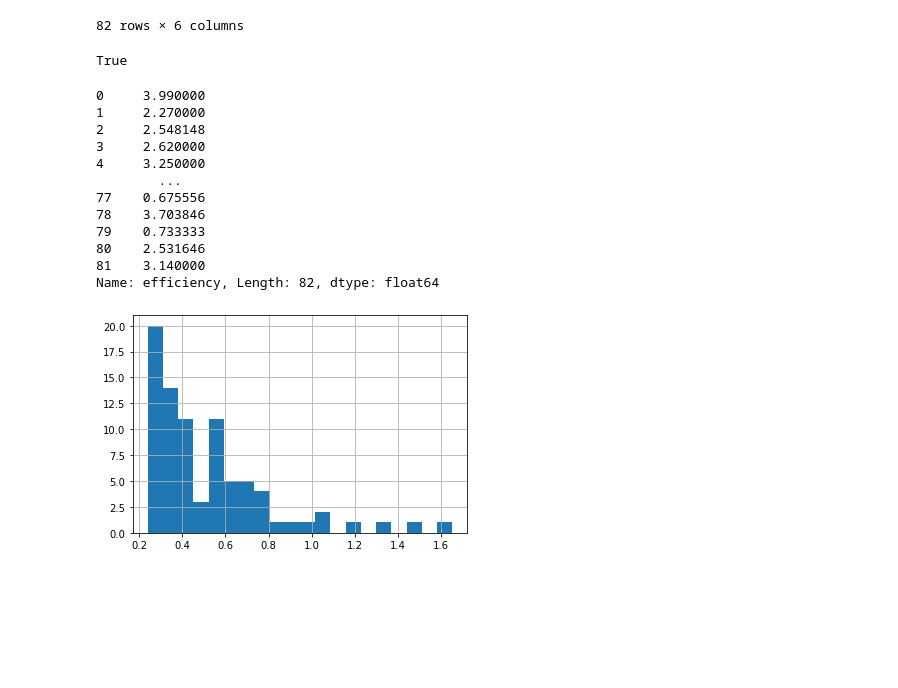
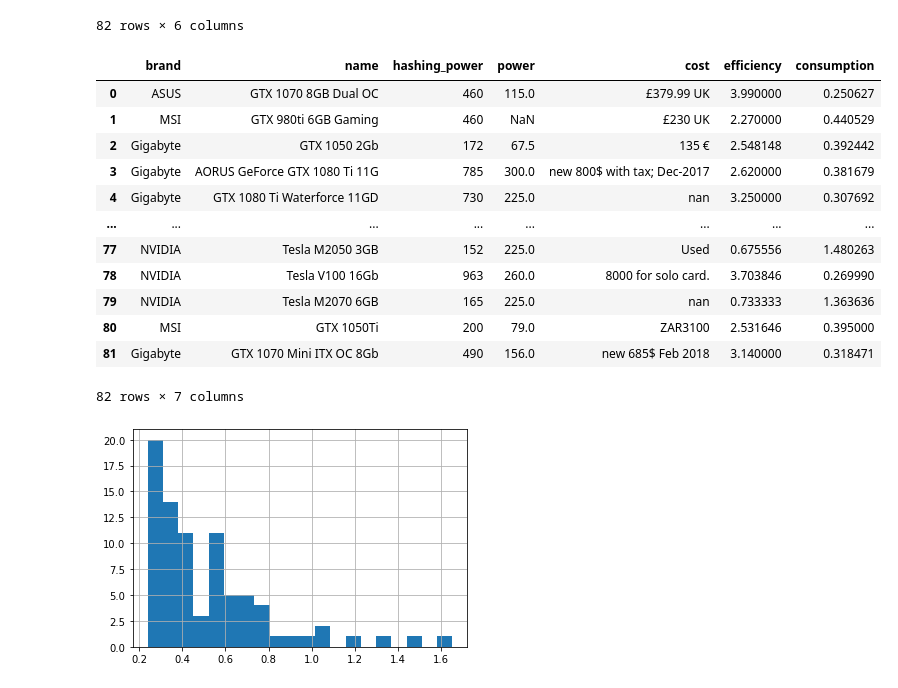
Before and after one commit to Lukasdeloose/sustainable_blockchain, a Jupyter notebook: data_analysis/hardware.ipynb, the cells around one changed output. Drawn from its saved outputs; the diff is of its cells as text; code cells hidden in the pictures; blank space fills up the shorter version.

```diff
--- a/data_analysis/hardware.ipynb
+++ b/data_analysis/hardware.ipynb
@@ -156,10 +250,6 @@ equihash
 | 80 | MSI | GTX 1050Ti | 200 | 79 | ZAR3100 | nan |
 | 81 | Gigabyte | GTX 1070 Mini ITX OC 8Gb | 490 | 156 | new 685$ Feb 2018 | 3.14 |
 82 rows × 6 columns
-# %%
-math.isnan(equihash.loc[2,"efficiency"])
-# %% [output]
-True
 # %%
 def clean_avg(two_numbers):
     '''
@@ -176,20 +266,21 @@ equihash['efficiency'] = equihash['efficiency'].astype(float)
 equihash['efficiency'] = equihash.apply(lambda x: x.hashing_power/x.power if math.isnan(x.efficiency) else x.efficiency,axis=1)
 equihash['consumption'] = 1/equihash['efficiency']
 # %%
-equihash['efficiency']
+equihash
 # %% [output]
+|  | brand | name | hashing_power | power | cost | efficiency | consumption |
+| 0 | ASUS | GTX 1070 8GB Dual OC | 460 | 115.0 | £379.99 UK | 3.990000 | 0.250627 |
+| 1 | MSI | GTX 980ti 6GB Gaming | 460 | NaN | £230 UK | 2.270000 | 0.440529 |
+| 2 | Gigabyte | GTX 1050 2Gb | 172 | 67.5 | 135 € | 2.548148 | 0.392442 |
+| 3 | Gigabyte | AORUS GeForce GTX 1080 Ti 11G | 785 | 300.0 | new 800$ with tax; Dec-2017 | 2.620000 | 0.381679 |
+| 4 | Gigabyte | GTX 1080 Ti Waterforce 11GD | 730 | 225.0 | nan | 3.250000 | 0.307692 |
+| ... | ... | ... | ... | ... | ... | ... | ... |
+| 77 | NVIDIA | Tesla M2050 3GB | 152 | 225.0 | Used | 0.675556 | 1.480263 |
+| 78 | NVIDIA | Tesla V100 16Gb | 963 | 260.0 | 8000 for solo card. | 3.703846 | 0.269990 |
+| 79 | NVIDIA | Tesla M2070 6GB | 165 | 225.0 | nan | 0.733333 | 1.363636 |
+| 80 | MSI | GTX 1050Ti | 200 | 79.0 | ZAR3100 | 2.531646 | 0.395000 |
+| 81 | Gigabyte | GTX 1070 Mini ITX OC 8Gb | 490 | 156.0 | new 685$ Feb 2018 | 3.140000 | 0.318471 |
-0     3.990000
-1     2.270000
-2     2.548148
-3     2.620000
-4     3.250000
-        ...
-77    0.675556
-78    3.703846
-79    0.733333
-80    2.531646
-81    3.140000
-Name: efficiency, Length: 82, dtype: float64
+82 rows × 7 columns
 # %%
 equihash['consumption'].hist(bins=20)
 plt.show()
```
Also changed, not shown: parts of 19 cells of this notebook, 6 other files.
